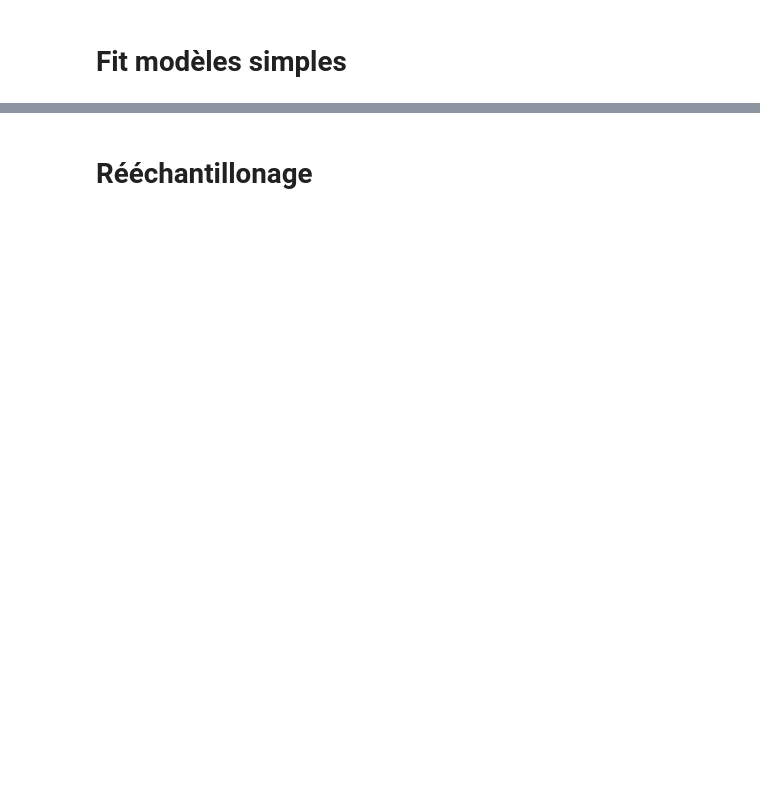
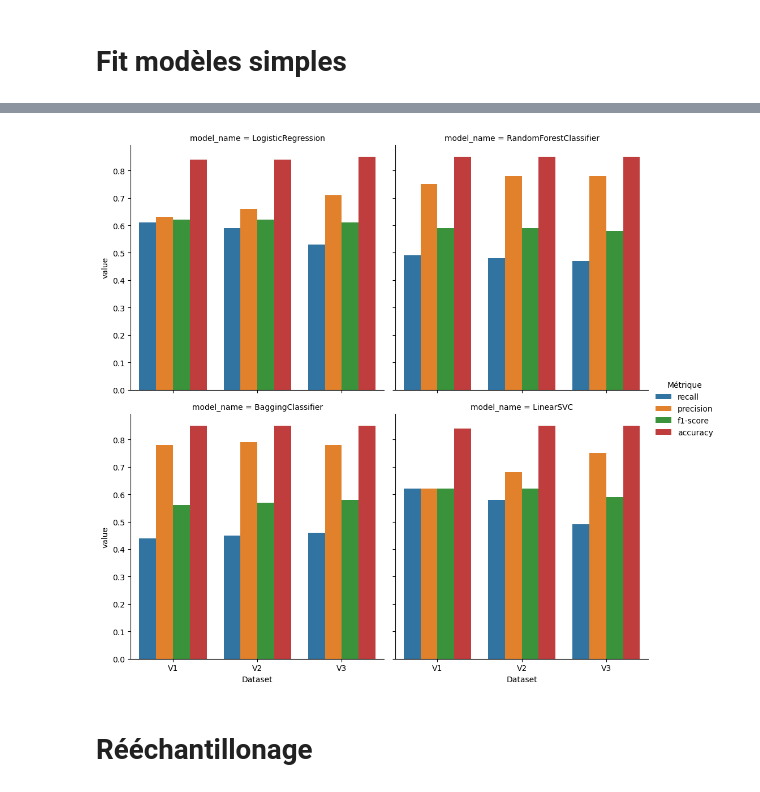
Before and after one commit to alastirm/NOV24_MLOPS_METEO, a Jupyter notebook: src/modelling_global_VF.ipynb, the cells around one changed output, grey strips where cells are left out. Cells and saved outputs as stored; diff of their text form; code cells hidden in the pictures; blank space fills up the shorter version.

```diff
--- a/src/modelling_global_VF.ipynb
+++ b/src/modelling_global_VF.ipynb
@@ -131,6 +159,11 @@ print(X_test_V2t.shape)
 # %% [markdown]
 # Scaling
 # %%
+X_train_V1_scaled, X_test_V1_scaled = mf.scaling(X_train_V1, X_test_V1, scaler = MinMaxScaler())
+X_train_V2_scaled, X_test_V2_scaled = mf.scaling(X_train_V2, X_test_V2, scaler = MinMaxScaler())
+X_train_V3_scaled, X_test_V3_scaled = mf.scaling(X_train_V3, X_test_V3, scaler = MinMaxScaler())
+
 X_train_V1t_scaled, X_test_V1t_scaled = mf.scaling(X_train_V1t, X_test_V1t, scaler = MinMaxScaler())
 X_train_V2t_scaled, X_test_V2t_scaled = mf.scaling(X_train_V2t, X_test_V2t, scaler = MinMaxScaler())
+X_train_V3t_scaled, X_test_V3t_scaled = mf.scaling(X_train_V3t, X_test_V3t, scaler = MinMaxScaler())
 # %%
@@ -181,7 +350,8 @@ models_select  = {
     'LogisticRegression': LogisticRegression(max_iter = 500, n_jobs=-1),
     'RandomForestClassifier': RandomForestClassifier(n_jobs=-1),
     'BaggingClassifier': BaggingClassifier(n_estimators = 500, max_samples = 0.5,
-                                           max_features = 0.5, n_jobs=-1)
+                                           max_features = 0.5, n_jobs=-1),
+    'LinearSVC'   : LinearSVC()
 }
 # %%
 # Test sur données preprocessed V1
@@ -238,0 +409,8 @@ Matrice de confusion :
+# %%
+# Test sur données preprocessed V3
+
+report_V3t, cm_V3t, models_V3t = \
+    mf.fit_models(models_select,
+               X_train_V3t_scaled, X_test_V3t_scaled, y_train_V3t, y_test_V3t,
+               save_model = True, save_models_dir="base_V3t_",
+               save_results=True,save_results_dir="Base/base_V3t_")
@@ -238,0 +435,54 @@ Matrice de confusion :
+# %%
+# Comparaison des preprocessing
+
+model_list = list(models_select.keys())
+data_list = ['V1',"V2","V3"]
+metrics_list = ["recall","precision","f1-score"]
+class_label = "1.0"
+index_results = list(itertools.product(data_list, model_list))
+index_results = pd.MultiIndex.from_tuples(index_results ,
+                                          names=["Dataset", "model_name"])
+
+table_comp_preprocess = pd.DataFrame(index =
+                                     index_results,
+                                     columns=[metrics_list] )
+
+table_comp_preprocess["accuracy"]=""
+
+for model_name in model_list:
+    table_comp_preprocess.loc[("V1",model_name),"accuracy"] = \
+                report_V1t[model_name].loc["accuracy","precision"]
+
+    table_comp_preprocess.loc[("V2",model_name),"accuracy"] = \
+                report_V2t[model_name].loc["accuracy","precision"]
+
+    table_comp_preprocess.loc[("V3",model_name),"accuracy"] = \
+                report_V3t[model_name].loc["accuracy","precision"]
+
+    for m in metrics_list:
+        table_comp_preprocess.loc[("V1",model_name),m] = \
+                report_V1t[model_name].loc[class_label,m]
+        table_comp_preprocess.loc[("V2",model_name),m] = \
+                report_V2t[model_name].loc[class_label,m]
+        table_comp_preprocess.loc[("V3",model_name),m] = \
+                report_V3t[model_name].loc[class_label,m]
+
+
+table_comp_preprocess = table_comp_preprocess.reset_index()
+table_comp_preprocess.columns = ["Dataset","model_name", "recall","precision","f1-score","accuracy"]
+
+table_comp_preprocess = pd.melt(
+    table_comp_preprocess,
+        id_vars=["Dataset","model_name"],
+        value_vars=["recall","precision","f1-score","accuracy"],
+        var_name="Métrique")
+
+print(table_comp_preprocess)
+
+
+sns.catplot(data = table_comp_preprocess, x = "Dataset", y="value",
+            hue = "Métrique", col = "model_name", kind = "bar",
+            col_wrap=2)
+
+plt.savefig("../plots/rapport/comparaison_preprocessing.png")
+# %% [output]
@@ -239,3 +506,4 @@ Matrice de confusion :
+[figure, added]
 # %% [markdown]
 # Rééchantillonage
 # %%
```
Also changed, not shown: parts of 40 cells of this notebook, 2 other files.
